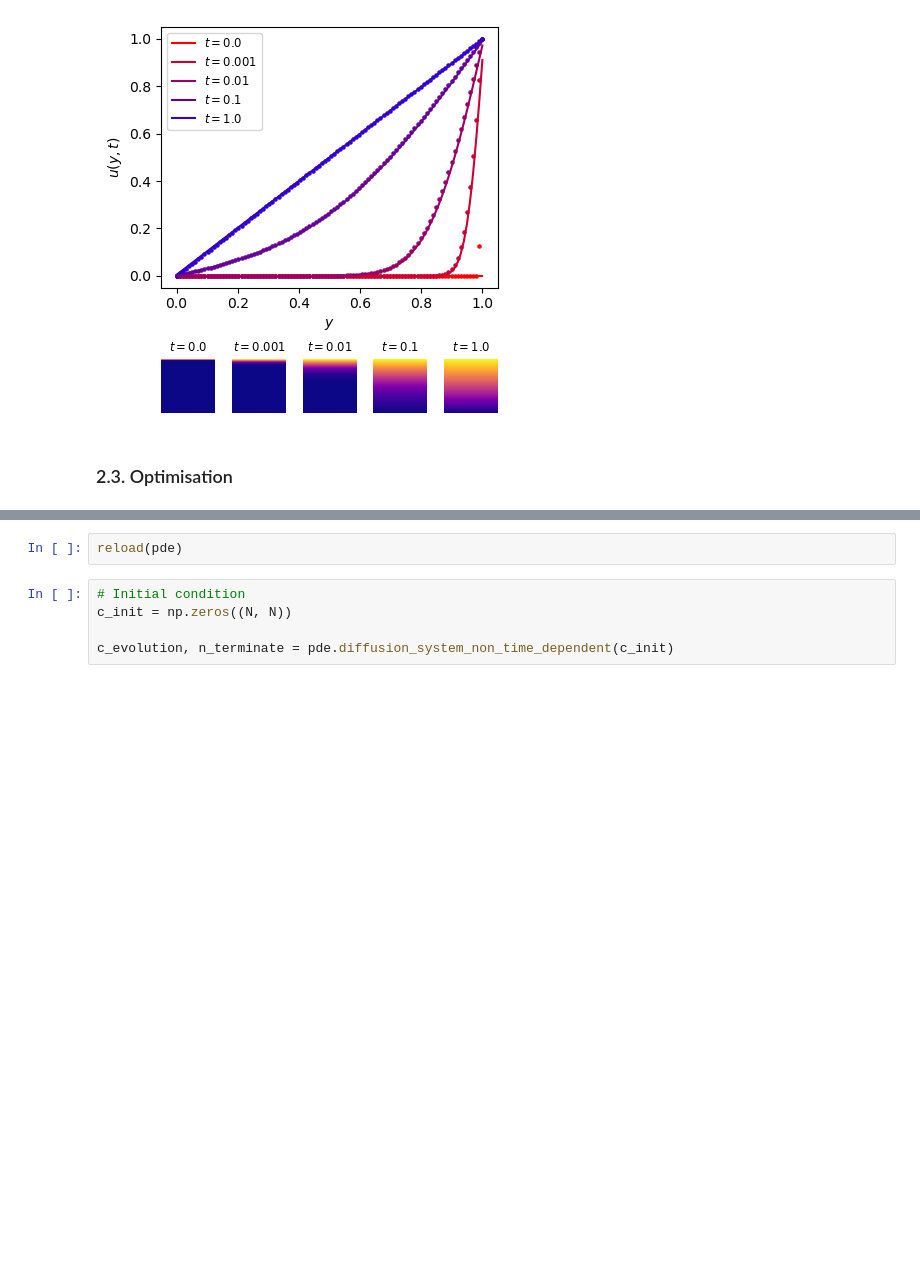
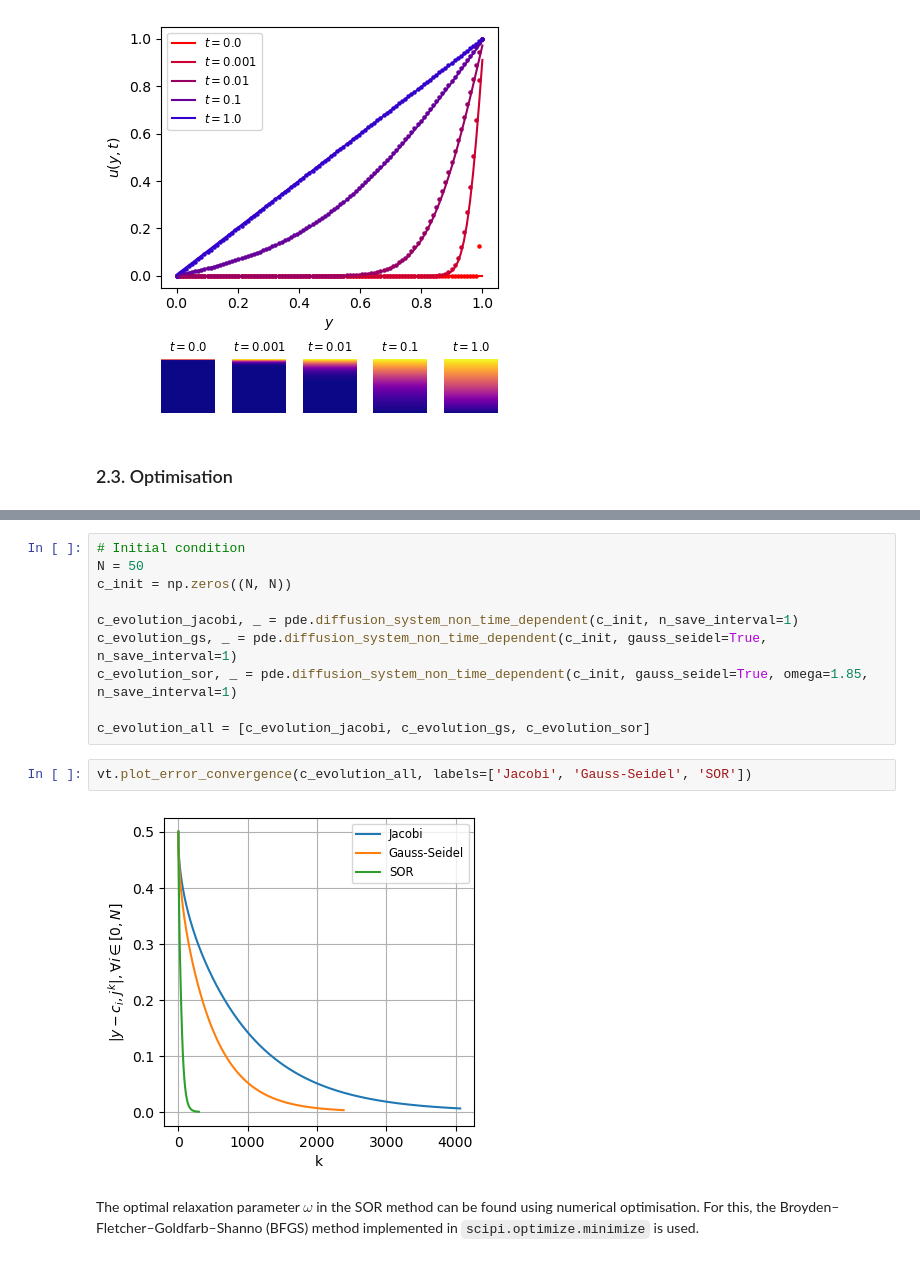
Before and after one commit to mboyan/scented-candles, a Jupyter notebook: Assignment Set 1/AssignmentSet1.ipynb, the cells around one changed output, grey strips where cells are left out. Cells and saved outputs as stored; diff of their text form; blank space fills up the shorter version.

Commit message:
Convergence of methods
Comparative plot

```diff
--- a/Assignment Set 1/AssignmentSet1.ipynb
+++ b/Assignment Set 1/AssignmentSet1.ipynb
@@ -374,7 +371,16 @@ All these schemes are compared in their convergence to the analytical solution $
-# %%
-reload(pde)
-# %%
-# Initial condition
-c_init = np.zeros((N, N))
-
-c_evolution, n_terminate = pde.diffusion_system_non_time_dependent(c_init)
+# %%
+# Initial condition
+N = 50
+c_init = np.zeros((N, N))
+
+c_evolution_jacobi, _ = pde.diffusion_system_non_time_dependent(c_init, n_save_interval=1)
+c_evolution_gs, _ = pde.diffusion_system_non_time_dependent(c_init, gauss_seidel=True, n_save_interval=1)
+c_evolution_sor, _ = pde.diffusion_system_non_time_dependent(c_init, gauss_seidel=True, omega=1.85, n_save_interval=1)
+
+c_evolution_all = [c_evolution_jacobi, c_evolution_gs, c_evolution_sor]
+# %%
+vt.plot_error_convergence(c_evolution_all, labels=['Jacobi', 'Gauss-Seidel', 'SOR'])
+# %% [output]
+[figure, added]
+# %% [markdown]
+The optimal relaxation parameter $\omega$ in the SOR method can be found using numerical optimisation. For this, the Broyden–Fletcher–Goldfarb–Shanno (BFGS) method implemented in `scipi.optimize.minimize` is used.
```
Also changed, not shown: parts of 2 cells of this notebook, 2 other files.
